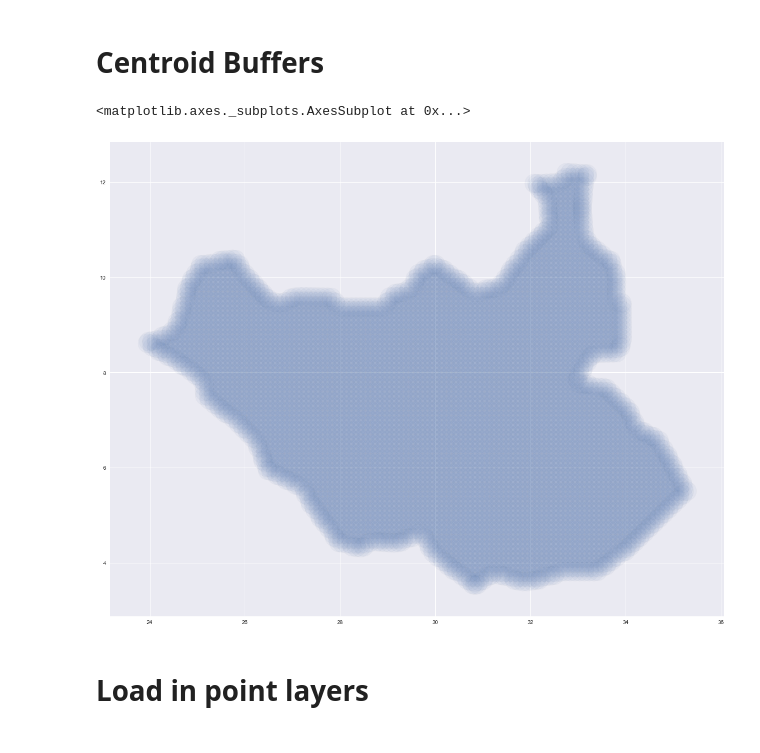
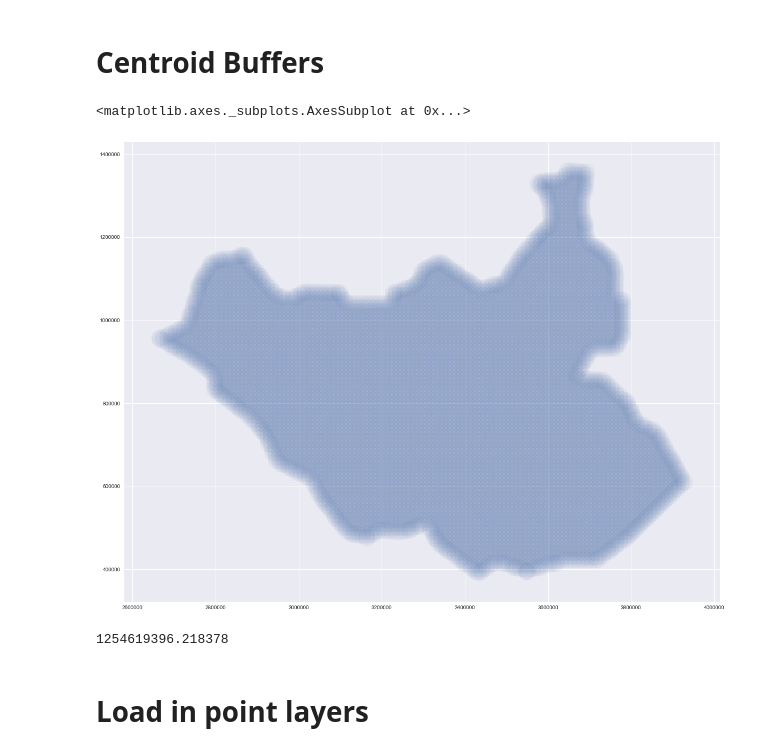
Before and after one commit to willgeary/SouthSudanConflict, a Jupyter notebook: notebooks/Get Conflict Data From ACLED.ipynb, the cells around one changed output. Saved outputs shown, nothing was run; the diff lists cells and outputs as text; code cells hidden in the pictures.

```diff
--- a/notebooks/Get Conflict Data From ACLED.ipynb
+++ b/notebooks/Get Conflict Data From ACLED.ipynb
@@ -318,4 +350,6 @@ grid_intersection.head()
+# %%
+centroids = grid_intersection[['ID', 'centroid']]
+centroids = gpd.GeoDataFrame(centroids, crs='3857', geometry=centroids['centroid'])
 # %%
-centroids = grid_intersection['geometry'].centroid
-centroids.plot(figsize=(20,20), alpha=0.4, linewidth=0.5, edgecolor='grey')
+centroids.plot(figsize=(20,20), alpha=0.4, linewidth=0.5, edgecolor='grey');
 # %% [output]
@@ -324,11 +366,19 @@ centroids.plot(figsize=(20,20), alpha=0.4, linewidth=0.5, edgecolor='grey')
 # %% [markdown]
 # Centroid Buffers
+# %%
+buffers = gpd.GeoDataFrame(centroids['geometry'].apply(lambda x: x.buffer(20000)))
+buffers['ID'] = centroids['ID']
+# %%
+buffers.crs = {'init': '3857'}
 # %%
-circles = centroids.buffer(0.2)
-circles.plot(figsize=(20,20), alpha=0.05, linewidth=0.5, edgecolor='grey')
+buffers.plot(figsize=(20,20), alpha=0.05, linewidth=0.5, edgecolor='grey')
 # %% [output]
 <matplotlib.axes._subplots.AxesSubplot at 0x...>
-[figure, old version]
+[figure, new version]
+# %%
+buffers.loc[0]['geometry'].area
+# %% [output]
+1254619396.218378
 # %% [markdown]
 # Load in point layers
 # %%
```
Also changed, not shown: parts of 32 cells of this notebook, 3 other files.
